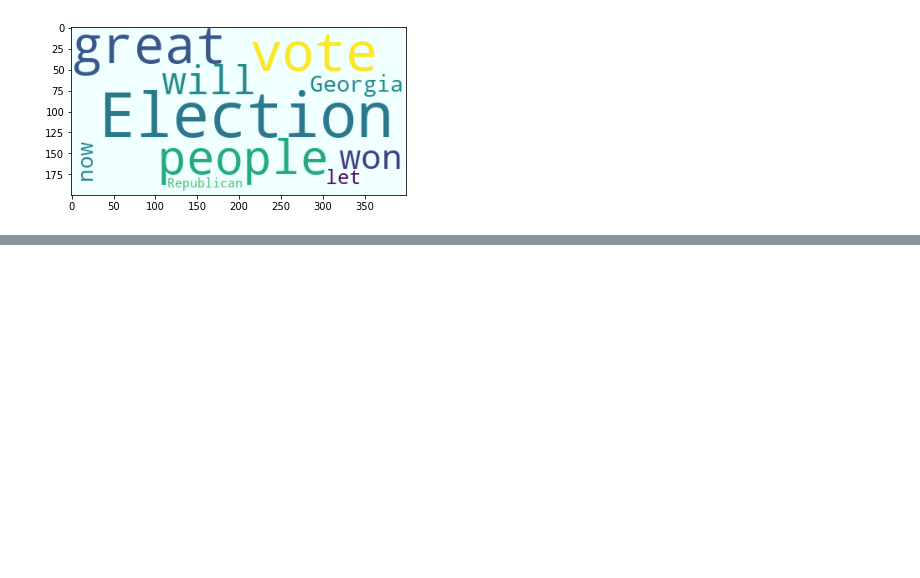
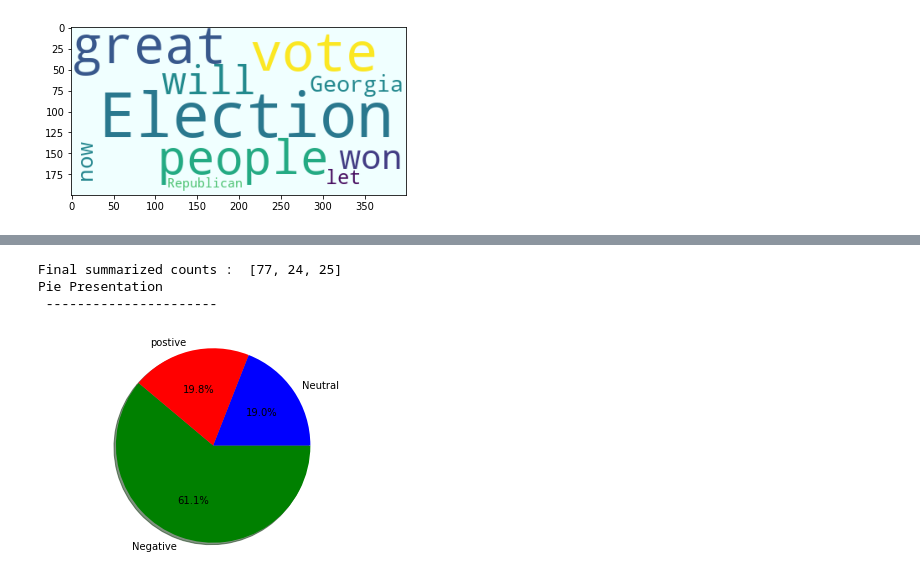
Before and after one commit to Tadele01/psychic-computing-machine, a Jupyter notebook: tweets_analysis.ipynb, the cells around one changed output, grey strips where cells are left out. Drawn from its saved outputs; the diff is of its cells as text; code cells hidden in the pictures; blank space fills up the shorter version.

Commit message:
sentiment analysis

```diff
--- a/tweets_analysis.ipynb
+++ b/tweets_analysis.ipynb
@@ -423,0 +450,7 @@ plt.imshow(word_cloud)
+# %%
+trump_tweets_list = [tweet.full_text for tweet in trump_tweets]
+print('{:40}:{:10}:{:10}'.format('Review', 'Polarity', 'Subjectivity'))
+for tweet in trump_tweets_list:
+    sentiment = TextBlob(tweet)
+    print('{:40} :   {: 01.2f}   :   {:01.2f}'.format(tweet[:40]\
+                                                     ,sentiment.polarity, sentiment.subjectivity))
@@ -423,0 +477,19 @@ plt.imshow(word_cloud)
+# %%
+labels = ['Negative', 'Neutral', 'postive']
+values = [0, 0, 0] #initializing count array
+for tweet in trump_tweets_list:
+    sentiment = TextBlob(tweet)
+    polarity = round((sentiment.polarity +1) *3) %3
+    values[polarity] = values[polarity] + 1
+print("Final summarized counts : ", values)
+colors = ['Green', 'Blue', 'Red']
+print("Pie Presentation \n ----------------------")
+plt.pie(values, labels=labels, colors=colors,
+       autopct='%1.1f%%', shadow=True, startangle=140)
+plt.axis('equal')
+plt.show()
+# %% [output]
+Final summarized counts :  [77, 24, 25]
+Pie Presentation
+ ----------------------
+[figure, added]
```
Also changed, not shown: parts of 6 cells of this notebook.
